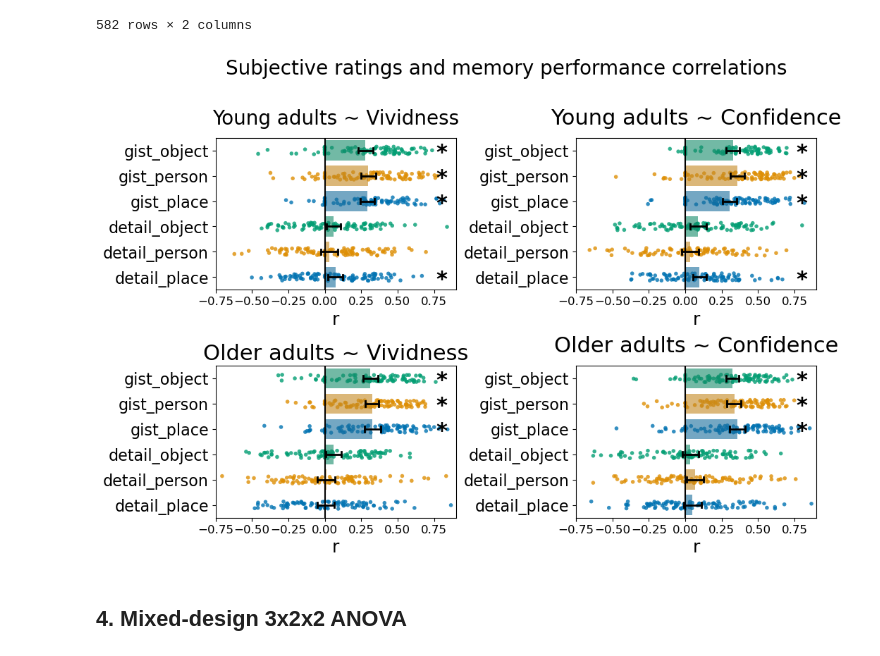
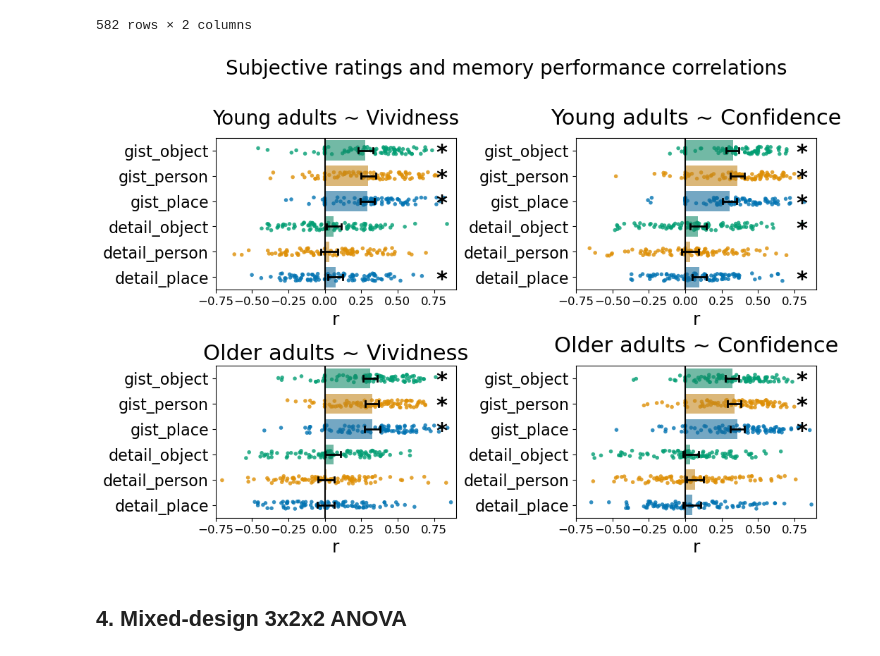
Before and after one commit to KasiaMojescik/ageing_vividness_confidence, a Jupyter notebook: main_analyses.ipynb, the cells around one changed output. Cells and saved outputs as stored; diff of their text form; code cells hidden in the pictures.

```diff
--- a/main_analyses.ipynb
+++ b/main_analyses.ipynb
@@ -1160,6 +1259,8 @@ plt.text(.8, 1.5, "*", ha='center', va='bottom', color="k",
          fontsize=22, fontweight='bold')
 plt.text(.8, 2.5, "*", ha='center', va='bottom', color="k",
          fontsize=22, fontweight='bold')
+plt.text(.8, 3.5, "*", ha='center', va='bottom', color="k",
+         fontsize=22, fontweight='bold')
 plt.text(.8, 5.5, "*", ha='center', va='bottom', color="k",
          fontsize=22, fontweight='bold')
 
@@ -1175,35 +1276,35 @@ plt.title('Young adults ~ Confidence', fontsize=22, y=1.05)
 plt.axes(axes[1,1])
 
 sns.barplot(data=cor_params_conf_older, y='variable', x='value',
             palette=sns.color_palette(colors + colors),
             alpha=.6, dodge=True,
             errcolor="k", errwidth=2, capsize=.2)
 sns.stripplot(data=cor_params_conf_older, y='variable', x='value',
               palette=sns.color_palette(colors + colors),
               dodge=True, size=4, zorder=0, alpha=.8, jitter=.15)
 
 # statistical annotation
 plt.text(.8, 0.5, "*", ha='center', va='bottom', color="k",
          fontsize=22, fontweight='bold')
 plt.text(.8, 1.5, "*", ha='center', va='bottom', color="k",
          fontsize=22, fontweight='bold')
 plt.text(.8, 2.5, "*", ha='center', va='bottom', color="k",
          fontsize=22, fontweight='bold')
 
 plt.xlabel('r', fontsize=18)
 plt.xticks(fontsize=12)
 plt.axvline(0, color='k')
 plt.yticks(fontsize=16)
 plt.ylabel('')
 plt.xlim([-.75, .9])
 plt.title('Older adults ~ Confidence', fontsize=22, y=1.05)
 
 
 # save
-plt.savefig(".\\plots\\vivid_conf_trialwise_correlations.pdf", bbox_inches = 'tight')
+plt.savefig(".\\plots\\vivid_conf_trialwise_correlations.png", bbox_inches = 'tight')
 plt.show()
 # %% [output]
-[figure, old version]
+[figure, new version]
 # %% [markdown]
 ## 4. Mixed-design 3x2x2 ANOVA
 # %% [markdown]
```
Also changed, not shown: parts of 35 cells of this notebook.
